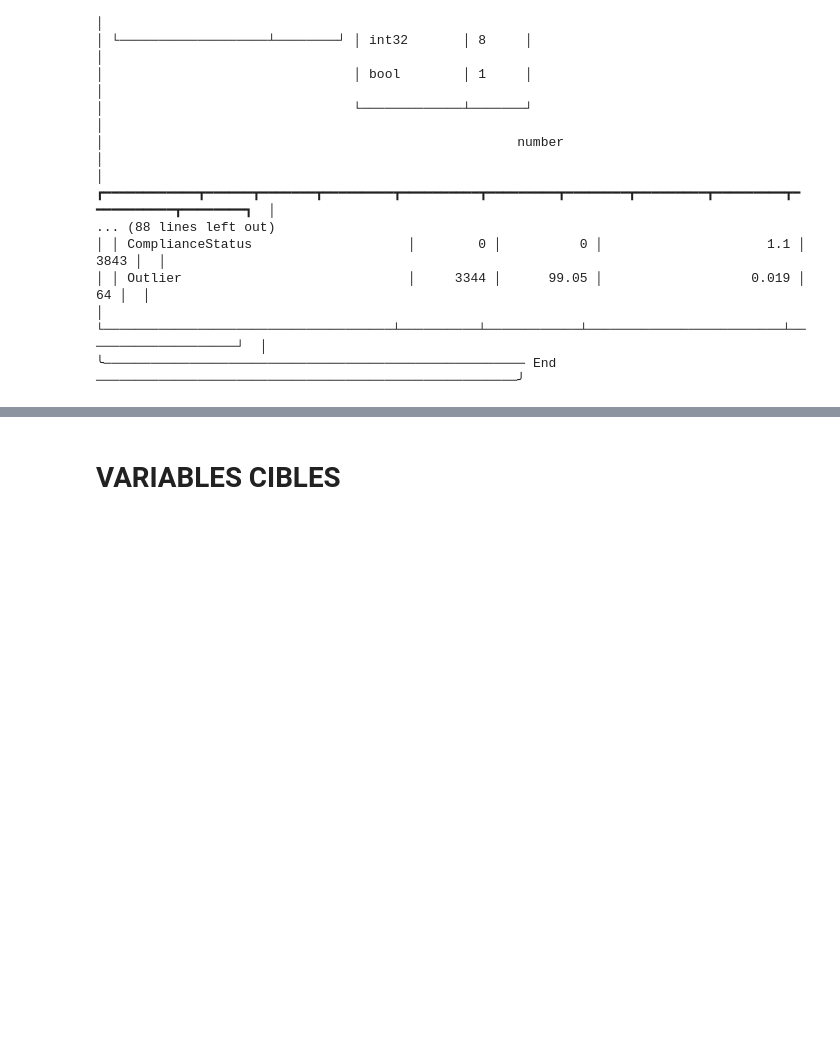
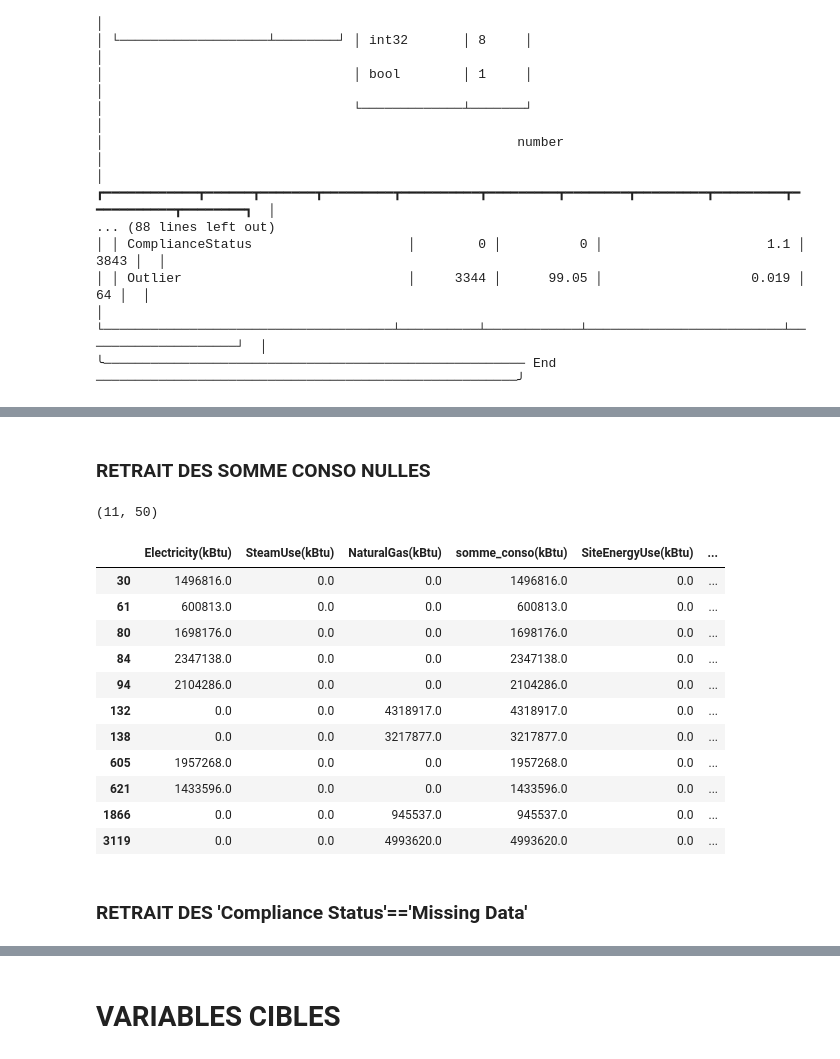
Before and after one commit to EP-portfolio/PROJET_4, a Jupyter notebook: PROJET_4.ipynb, the cells around one changed output, grey strips where cells are left out. Saved outputs shown, nothing was run; the diff lists cells and outputs as text; code cells hidden in the pictures; blank space fills up the shorter version.

```diff
--- a/PROJET_4.ipynb
+++ b/PROJET_4.ipynb
@@ -478,0 +386,2 @@ DF_non_residential = DF_non_residential.drop(Liste_a_drop,axis=1)
+# %%
+DF=DF.loc[~DF['Electricity(kBtu)'].isna()]
@@ -478,0 +390,6 @@ DF_non_residential = DF_non_residential.drop(Liste_a_drop,axis=1)
+# %%
+with pd.option_context('mode.chained_assignment', None):
+    DF['somme_conso(kBtu)']=DF['Electricity(kBtu)']+DF['NaturalGas(kBtu)']+DF['SteamUse(kBtu)']
+# %%
+with pd.option_context('mode.chained_assignment', None):
+    DF['conso*surface(kBtu)']=DF['SourceEUI(kBtu/sf)']*DF['PropertyGFATotal']
@@ -478,0 +409,27 @@ DF_non_residential = DF_non_residential.drop(Liste_a_drop,axis=1)
+# %% [markdown]
+### RETRAIT DES SOMME CONSO NULLES
+# %%
+DF=DF.loc[DF['somme_conso(kBtu)']!=0]
+DF.reset_index(inplace=True)
+# %%
+DF.loc[DF['ComplianceStatus']=='Missing Data'].shape
+# %% [output]
+(11, 50)
+# %%
+DF.loc[DF['SiteEnergyUse(kBtu)']==0,['Electricity(kBtu)','SteamUse(kBtu)','NaturalGas(kBtu)',
+                                     'somme_conso(kBtu)','SiteEnergyUse(kBtu)','ComplianceStatus']]
+# %% [output]
+|  | Electricity(kBtu) | SteamUse(kBtu) | NaturalGas(kBtu) | somme_conso(kBtu) | SiteEnergyUse(kBtu) | ... |
+| 30 | 1496816.0 | 0.0 | 0.0 | 1496816.0 | 0.0 | ... |
+| 61 | 600813.0 | 0.0 | 0.0 | 600813.0 | 0.0 | ... |
+| 80 | 1698176.0 | 0.0 | 0.0 | 1698176.0 | 0.0 | ... |
+| 84 | 2347138.0 | 0.0 | 0.0 | 2347138.0 | 0.0 | ... |
+| 94 | 2104286.0 | 0.0 | 0.0 | 2104286.0 | 0.0 | ... |
+| 132 | 0.0 | 0.0 | 4318917.0 | 4318917.0 | 0.0 | ... |
+| 138 | 0.0 | 0.0 | 3217877.0 | 3217877.0 | 0.0 | ... |
+| 605 | 1957268.0 | 0.0 | 0.0 | 1957268.0 | 0.0 | ... |
+| 621 | 1433596.0 | 0.0 | 0.0 | 1433596.0 | 0.0 | ... |
+| 1866 | 0.0 | 0.0 | 945537.0 | 945537.0 | 0.0 | ... |
+| 3119 | 0.0 | 0.0 | 4993620.0 | 4993620.0 | 0.0 | ... |
+# %% [markdown]
+### RETRAIT DES 'Compliance Status'=='Missing Data'
```
Also changed, not shown: parts of 106 cells of this notebook.
